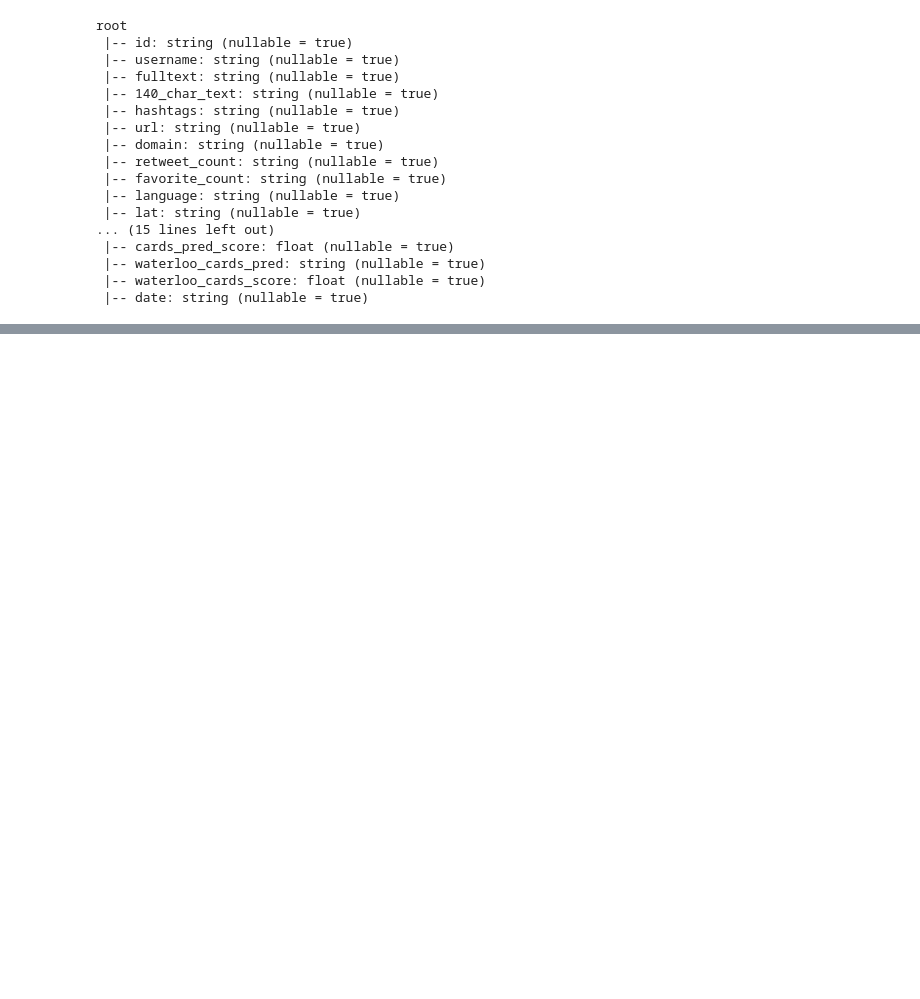
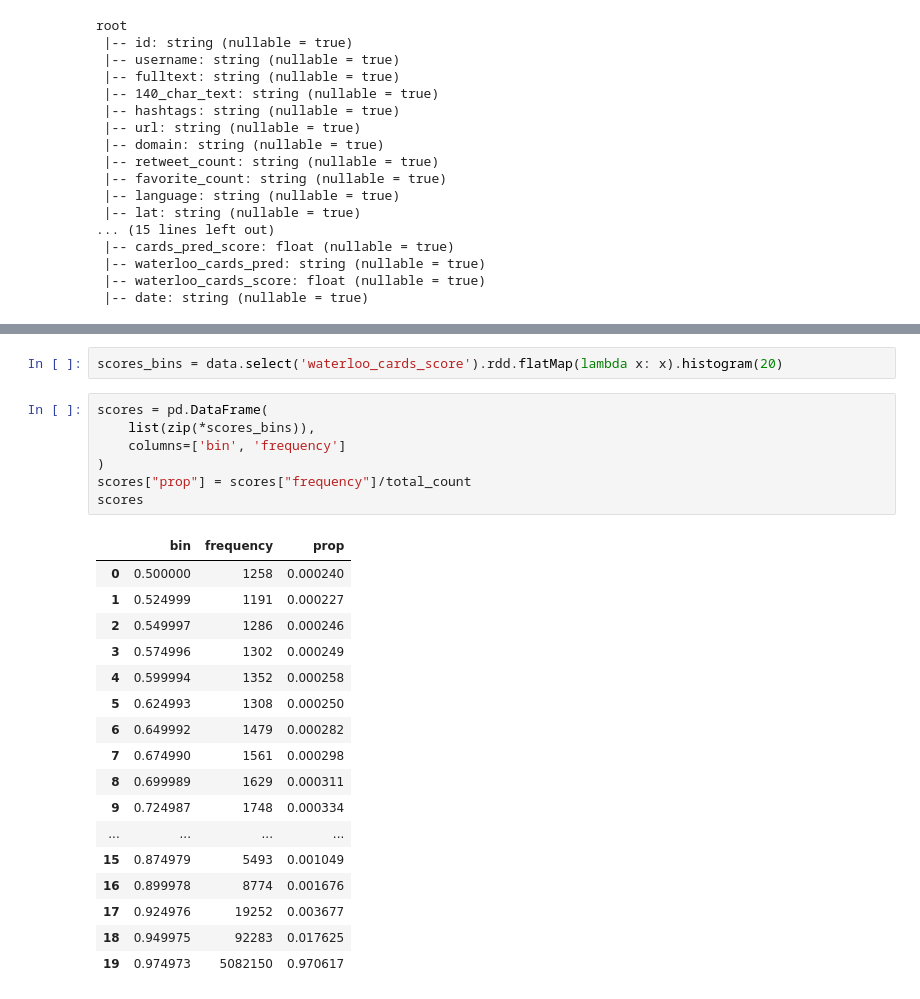
Before and after one commit to crarojasca/MDFI_misinformation, a Jupyter notebook: hamburg/RoC.ipynb, the cells around one changed output, grey strips where cells are left out. Cells and saved outputs as stored; diff of their text form; blank space fills up the shorter version.

```diff
--- a/hamburg/RoC.ipynb
+++ b/hamburg/RoC.ipynb
@@ -92,0 +135,27 @@ root
+# %%
+scores_bins = data.select('waterloo_cards_score').rdd.flatMap(lambda x: x).histogram(20)
+# %%
+scores = pd.DataFrame(
+    list(zip(*scores_bins)),
+    columns=['bin', 'frequency']
+)
+scores["prop"] = scores["frequency"]/total_count
+scores
+# %% [output]
+|  | bin | frequency | prop |
+| 0 | 0.500000 | 1258 | 0.000240 |
+| 1 | 0.524999 | 1191 | 0.000227 |
+| 2 | 0.549997 | 1286 | 0.000246 |
+| 3 | 0.574996 | 1302 | 0.000249 |
+| 4 | 0.599994 | 1352 | 0.000258 |
+| 5 | 0.624993 | 1308 | 0.000250 |
+| 6 | 0.649992 | 1479 | 0.000282 |
+| 7 | 0.674990 | 1561 | 0.000298 |
+| 8 | 0.699989 | 1629 | 0.000311 |
+| 9 | 0.724987 | 1748 | 0.000334 |
+| ... | ... | ... | ... |
+| 15 | 0.874979 | 5493 | 0.001049 |
+| 16 | 0.899978 | 8774 | 0.001676 |
+| 17 | 0.924976 | 19252 | 0.003677 |
+| 18 | 0.949975 | 92283 | 0.017625 |
+| 19 | 0.974973 | 5082150 | 0.970617 |
```
Also changed, not shown: parts of 10 cells of this notebook, 17 other files.
